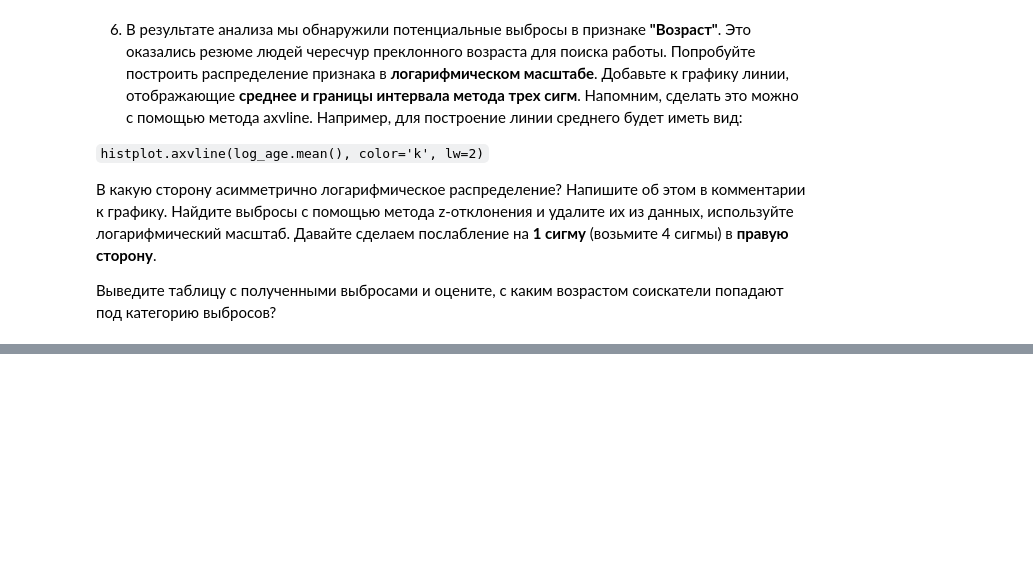
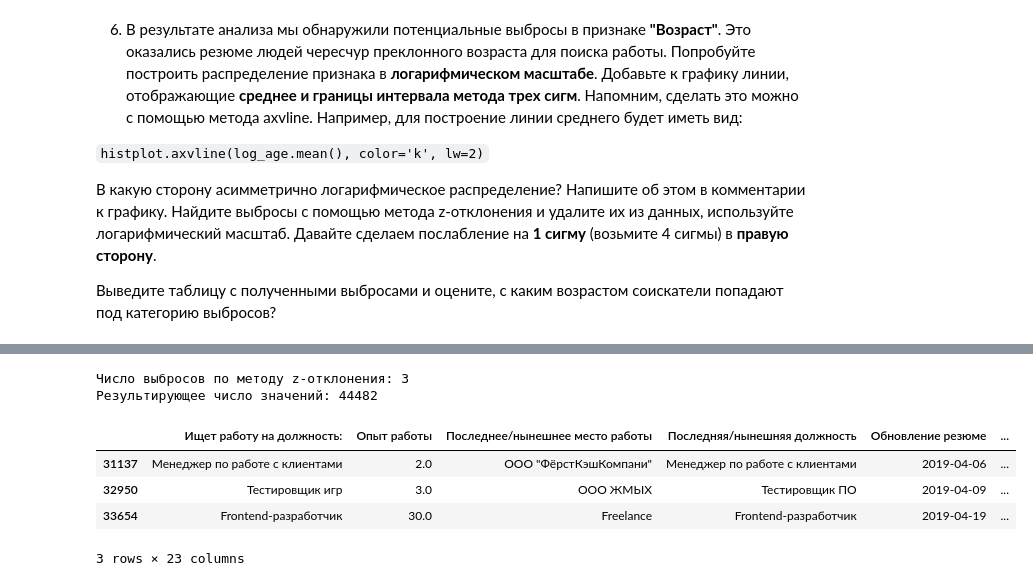
Before and after one commit to Fooum/SF-DS-projects, a Jupyter notebook: Project hh ru.ipynb, the cells around one changed output, grey strips where cells are left out. Cells and saved outputs as stored; diff of their text form; code cells hidden in the pictures; blank space fills up the shorter version.

```diff
--- a/Project hh ru.ipynb
+++ b/Project hh ru.ipynb
@@ -810,0 +790,25 @@ hh_data.drop(['ЗП','Пол, возраст'], axis = 1, inplace = True)
+# %%
+def outliers_z_score(data,feature, log_scale = False):
+    if log_scale:
+        x = np.log(data[feature])
+    mu = x.mean()
+    sigma = x.std()
+    lower_bound = mu - 3 * sigma
+    upper_bound = mu + 4 * sigma
+    outliers = data[(x < lower_bound) | (x > upper_bound)]
+    cleaned = data[(x >= lower_bound) & (x <= upper_bound)]
+    return outliers, cleaned
+
+outliers, cleaned = outliers_z_score(df_hh, 'Возраст', log_scale=True)
+
+print(f'Число выбросов по методу z-отклонения: {outliers.shape[0]}')
+print(f'Результирующее число значений: {cleaned.shape[0]}')
+display(outliers)
+# %% [output]
+Число выбросов по методу z-отклонения: 3
+Результирующее число значений: 44482
+|  | Ищет работу на должность: | Опыт работы | Последнее/нынешнее место работы | Последняя/нынешняя должность | Обновление резюме | ... |
+| 31137 | Менеджер по работе с клиентами | 2.0 | ООО "ФёрстКэшКомпани" | Менеджер по работе с клиентами | 2019-04-06 | ... |
+| 32950 | Тестировщик игр | 3.0 | OOO ЖМЫХ | Тестировщик ПО | 2019-04-09 | ... |
+| 33654 | Frontend-разработчик | 30.0 | Freelance | Frontend-разработчик | 2019-04-19 | ... |
+3 rows × 23 columns
```
Also changed, not shown: parts of 29 cells of this notebook.
